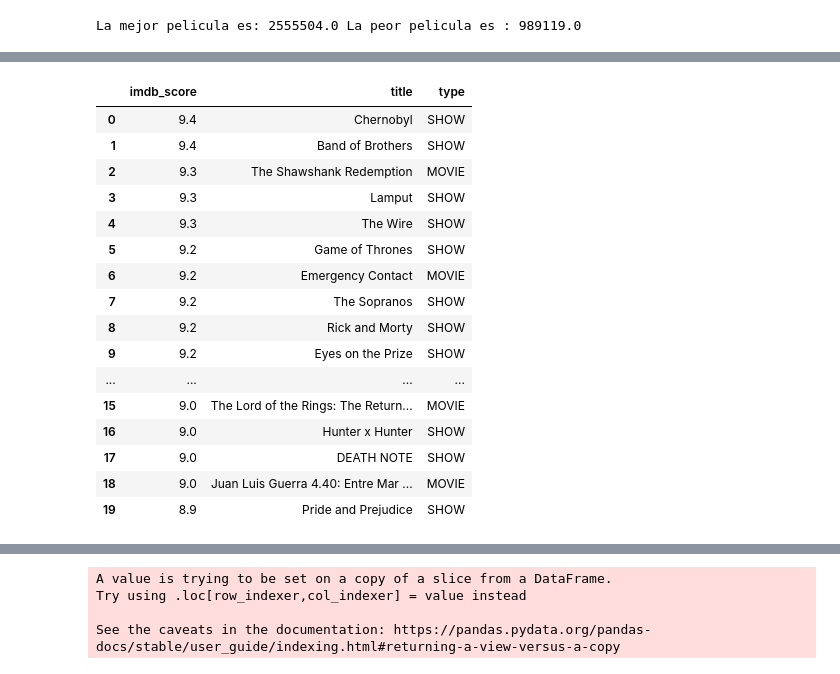
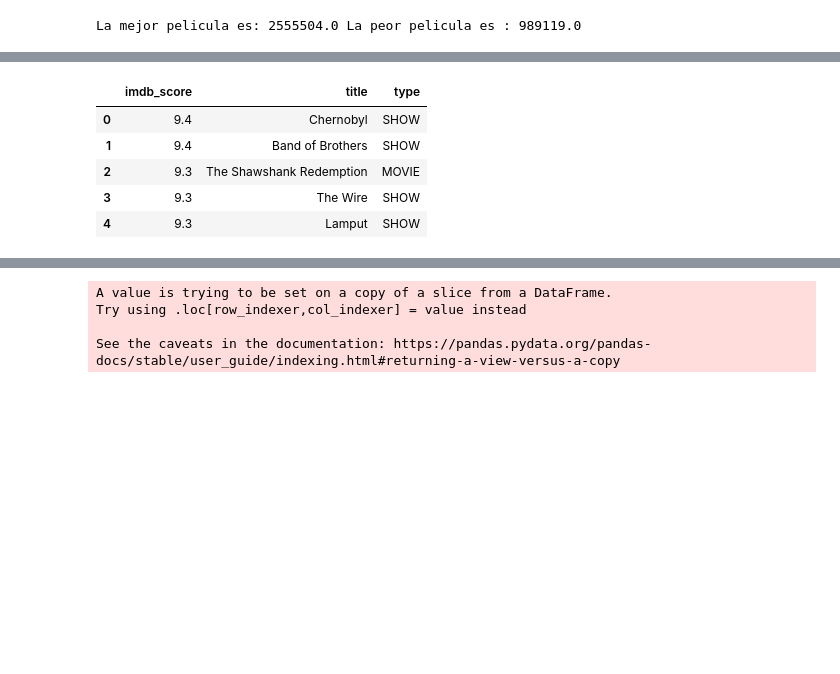
Before and after one commit to EDSONRRs/DIPLOMADO, a Jupyter notebook: Exposición_Diplomado.ipynb, the cells around one changed output, grey strips where cells are left out. Drawn from its saved outputs; the diff is of its cells as text; code cells hidden in the pictures; blank space fills up the shorter version.

```diff
--- a/Exposición_Diplomado.ipynb
+++ b/Exposición_Diplomado.ipynb
@@ -181,21 +119,10 @@ tv[['imdb_votes','title']].sort_values('imdb_votes',ascending=False).drop_duplic
 # %%
-Reper[['imdb_score','title','type']].sort_values('imdb_score',ascending=False).drop_duplicates().reset_index(drop=True)[:20]#LAs 20 mejores de todo
+Reper[['imdb_score','title','type']].sort_values('imdb_score',ascending=False).drop_duplicates().reset_index(drop=True)[:5]#LAs 5 mejores de todo
 # %% [output]
 |  | imdb_score | title | type |
 | 0 | 9.4 | Chernobyl | SHOW |
 | 1 | 9.4 | Band of Brothers | SHOW |
 | 2 | 9.3 | The Shawshank Redemption | MOVIE |
-| 3 | 9.3 | Lamput | SHOW |
-| 4 | 9.3 | The Wire | SHOW |
-| 5 | 9.2 | Game of Thrones | SHOW |
-| 6 | 9.2 | Emergency Contact | MOVIE |
-| 7 | 9.2 | The Sopranos | SHOW |
-| 8 | 9.2 | Rick and Morty | SHOW |
-| 9 | 9.2 | Eyes on the Prize | SHOW |
-| ... | ... | ... | ... |
-| 15 | 9.0 | The Lord of the Rings: The Return... | MOVIE |
-| 16 | 9.0 | Hunter x Hunter | SHOW |
-| 17 | 9.0 | DEATH NOTE | SHOW |
-| 18 | 9.0 | Juan Luis Guerra 4.40: Entre Mar ... | MOVIE |
-| 19 | 8.9 | Pride and Prejudice | SHOW |
+| 3 | 9.3 | The Wire | SHOW |
+| 4 | 9.3 | Lamput | SHOW |
 # %%
```
Also changed, not shown: parts of 17 cells of this notebook.
